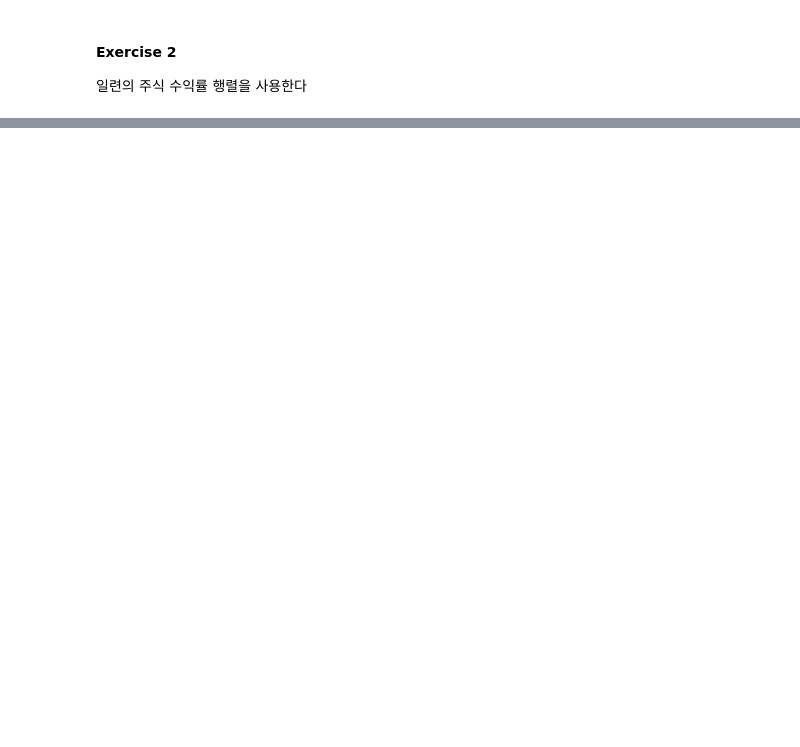
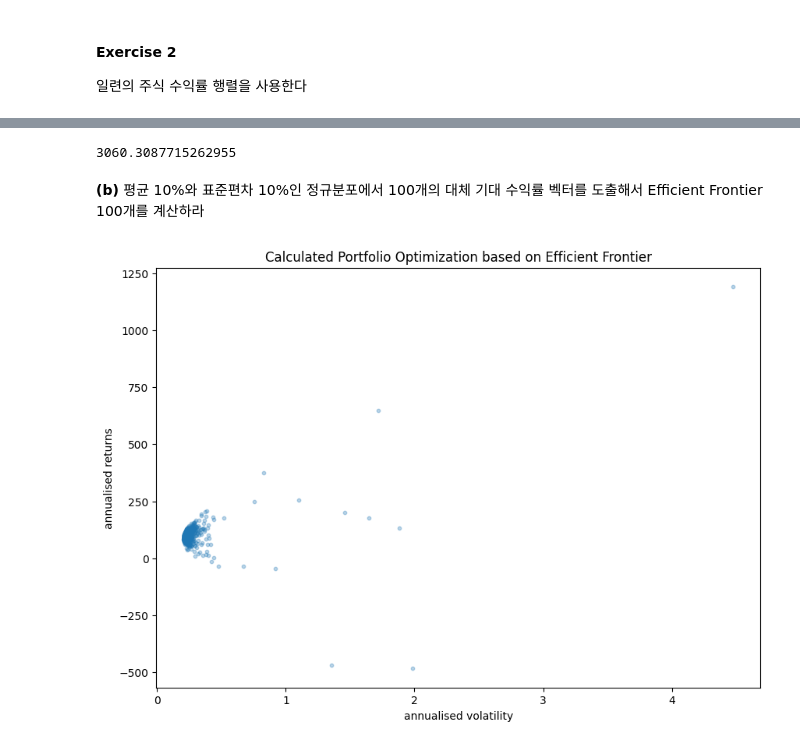
Before and after one commit to Tommylee1013/MachineLearning-for-AssetManagers, a Jupyter notebook: Chapter 2.ipynb, the cells around one changed output, grey strips where cells are left out. Drawn from its saved outputs; the diff is of its cells as text; code cells hidden in the pictures; blank space fills up the shorter version.

```diff
--- a/Chapter 2.ipynb
+++ b/Chapter 2.ipynb
@@ -184,0 +216,6 @@ plt.show()
+# %%
+data = pd.concat([kodex, kospi, kosdaq, samsung, lg, posco], axis = 1)
+data.columns = ['KODEX','KOSPI200','KOSDAQ150','Samsung','LG','Posco']
+ret = np.log(data) - np.log(data.shift(1))
+ret = ret.dropna()
+ret
@@ -184,0 +250,7 @@ plt.show()
+# %%
+codnum = np.linalg.cond(covmat)
+codnum # 상관계수 행렬의 조건 수
+# %% [output]
+3060.3087715262955
+# %% [markdown]
+**(b)** 평균 10%와 표준편차 10%인 정규분포에서 100개의 대체 기대 수익률 벡터를 도출해서 Efficient Frontier 100개를 계산하라
@@ -184,0 +306,32 @@ plt.show()
+# %%
+def ef_with_random_portfolio_opt(day_returns,cov_matrix,num_portfolios,ax = None,return_plot = True):
+    cov_matrix = day_returns.T.cov()
+    results, weights = random_portfolios(num_portfolios,day_returns, cov_matrix)
+
+    target = np.linspace(max(np.min(results[1]),0), np.quantile(results[1],0.7), 30)
+    efficient_portfolios = efficient_frontier(day_returns, cov_matrix, target)
+    frontier = [p['fun'] for p in efficient_portfolios]
+
+    if return_plot:
+        if not ax:
+            fig = plt.figure(figsize=(10, 7))
+            ax = fig.add_subplot(111)
+
+            #ax.legend(labelspacing=0.8)
+        #ax.plot(frontier, target, color = 'black', linewidth = 2, label = 'efficient frontier')
+
+        ax.scatter(results[0,:],results[1,:], marker='o', s=10, alpha=0.3)
+        ax.set_title('Calculated Portfolio Optimization based on Efficient Frontier')
+        ax.set_xlabel('annualised volatility')
+        ax.set_ylabel('annualised returns')
+        #ax.legend()
+
+    return ax,[frontier,target]
+# %%
+target_ret = ret.T # select 50 stocks to construct portfolio
+target_cov = target_ret.cov()
+fig = plt.figure(figsize=(10, 7))
+ax = fig.add_subplot(111)
+ax,frontier_ret = ef_with_random_portfolio_opt(target_ret, target_cov, 1000, ax = ax)
+# %% [output]
+[figure, added]
```
Also changed, not shown: parts of 28 cells of this notebook.
